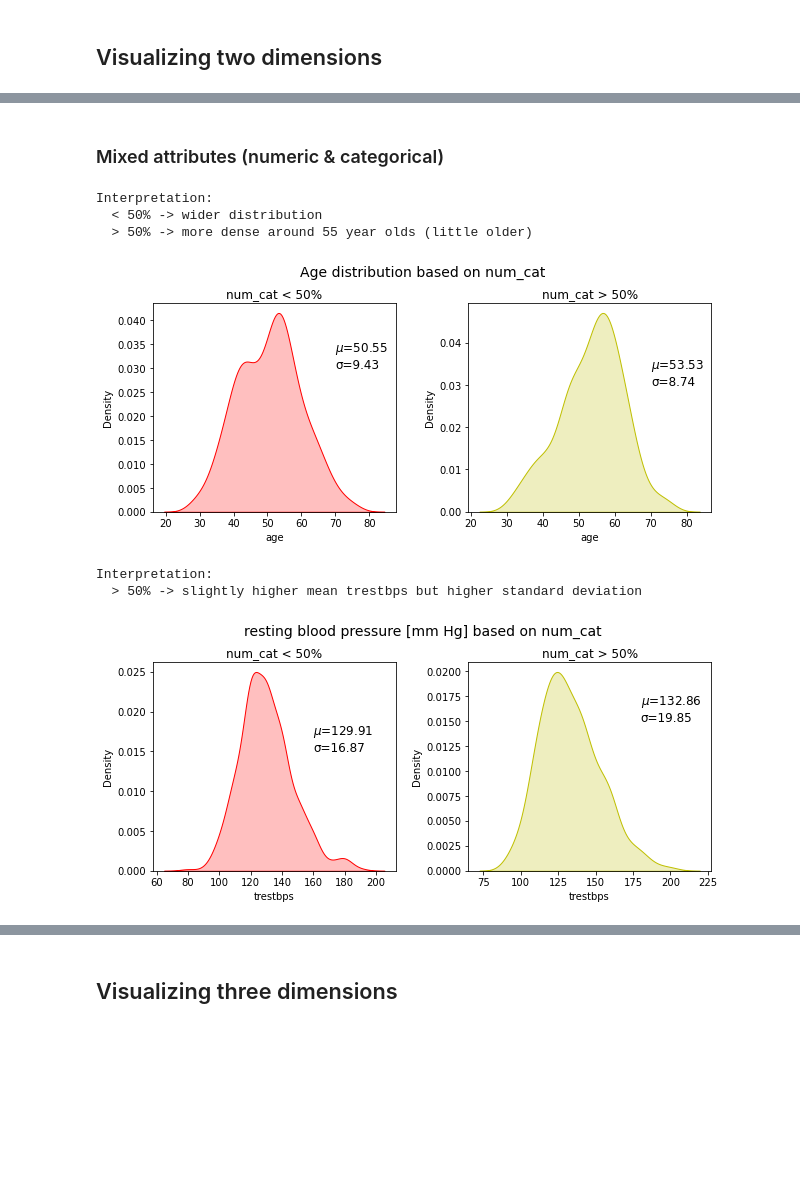
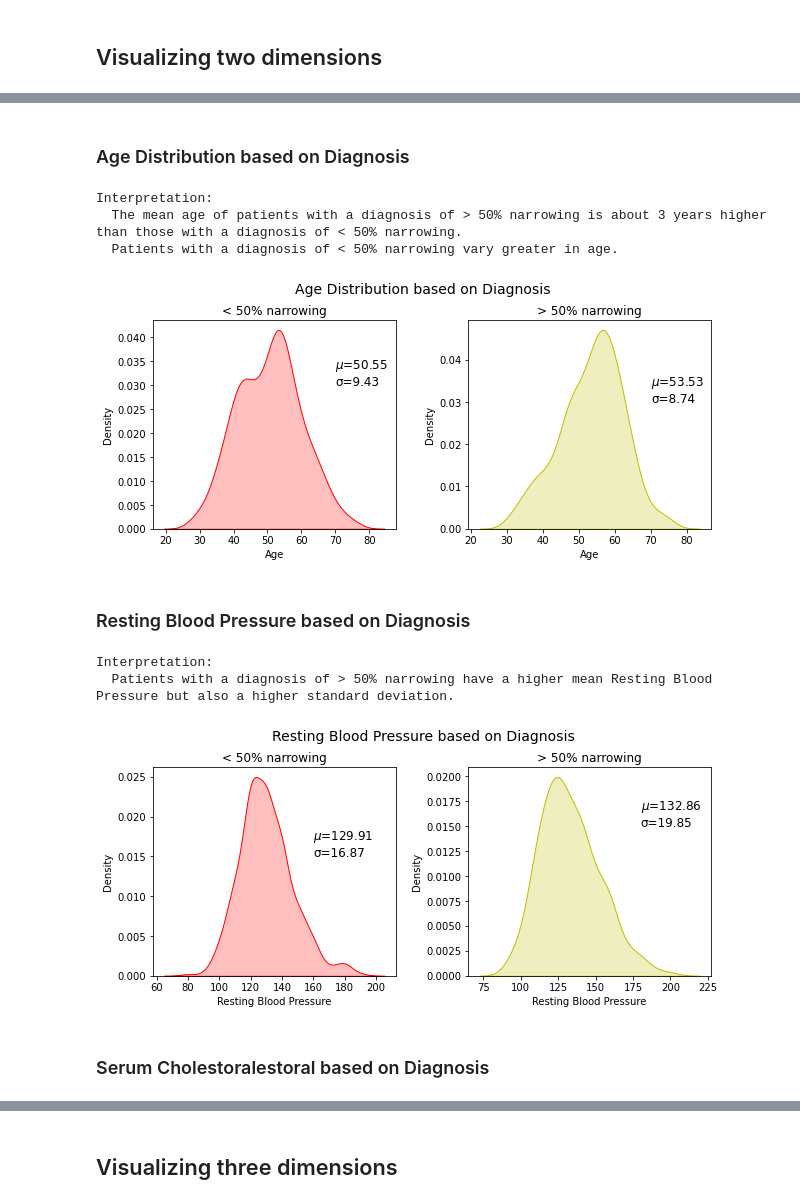
Before and after one commit to se21m024/DataScience, a Jupyter notebook: Exercise 1/se21m024_Stummer_ex1_Data_Visualization_Small.ipynb, the cells around one changed output, grey strips where cells are left out. Cells and saved outputs as stored; diff of their text form; code cells hidden in the pictures; blank space fills up the shorter version.

```diff
--- a/Exercise 1/se21m024_Stummer_ex1_Data_Visualization_Small.ipynb
+++ b/Exercise 1/se21m024_Stummer_ex1_Data_Visualization_Small.ipynb
@@ -36,12 +36,15 @@ pd.options.display.max_columns = None
 # %%
 # Only examine processed data with a subset of 14 attributes
 
-columns = ['age', 'sex', 'cp', 'trestbps', 'chol', 'fbs', 'restecg', 'thalach', 'exang', 'oldpeak', 'slope', 'ca', 'thal', 'num']
+columns = [
+    'Age', 'Sex', 'Chest Pain Type', 'Resting Blood Pressure', 'Serum Cholestoral',
+    'Increased Blood Sugar', 'Electrocardiographic', 'Peak Heart Rate', 'Angina',
+    'ST depression', 'Peak Exercise ST Segment', 'Major Vessels', 'Thal', 'Diagnosis']
 
-cleveland_raw_data = pd.read_csv('https://archive.ics.uci.edu/ml/machine-learning-databases/heart-disease/processed.cleveland.data', sep=',', names = columns)
-hungarian_raw_data = pd.read_csv('https://archive.ics.uci.edu/ml/machine-learning-databases/heart-disease/processed.hungarian.data', sep=',', names = columns)
-switzerland_raw_data = pd.read_csv('https://archive.ics.uci.edu/ml/machine-learning-databases/heart-disease/processed.switzerland.data', sep=',', names = columns)
-va_raw_data = pd.read_csv('https://archive.ics.uci.edu/ml/machine-learning-databases/heart-disease/processed.va.data', sep=',', names = columns)
+cleveland_raw_data = pd.read_csv('https://archive.ics.uci.edu/ml/machine-learning-databases/heart-disease/processed.cleveland.data', sep=',', names = columns, skipinitialspace=True)
+hungarian_raw_data = pd.read_csv('https://archive.ics.uci.edu/ml/machine-learning-databases/heart-disease/processed.hungarian.data', sep=',', names = columns, skipinitialspace=True)
+switzerland_raw_data = pd.read_csv('https://archive.ics.uci.edu/ml/machine-learning-databases/heart-disease/processed.switzerland.data', sep=',', names = columns, skipinitialspace=True)
+va_raw_data = pd.read_csv('https://archive.ics.uci.edu/ml/machine-learning-databases/heart-disease/processed.va.data', sep=',', names = columns, skipinitialspace=True)
 
 raw_data = pd.concat([cleveland_raw_data, hungarian_raw_data, switzerland_raw_data, va_raw_data])
 
@@ -319,64 +329,68 @@ Interpretation:
-# %% [markdown]
-### Mixed attributes (numeric & categorical)
+# %% [markdown]
+### Age Distribution based on Diagnosis
 # %%
 fig = plt.figure(figsize = (10, 4))
-title = fig.suptitle("Age distribution based on num_cat", fontsize=14)
+title = fig.suptitle("Age Distribution based on Diagnosis", fontsize=14)
 fig.subplots_adjust(top=0.85, wspace=0.3)
 
-attribute = 'age'
+attribute = 'Age'
 
-subData = data[data['num'] == 0]
+subData = data[data['Diagnosis'] == '< 50% diameter narrowing']
 ax1 = fig.add_subplot(1, 2, 1)
-ax1.set_title("num_cat < 50%")
+ax1.set_title("< 50% narrowing")
 ax1.set_xlabel(attribute)
 ax1.set_ylabel("Density")
 ax1.text(70, 0.03, r'$\mu$='+str(round(subData[attribute].mean(),2)) + '\n\u03C3='+str(round(subData[attribute].std(),2)), fontsize=12)
 sns.kdeplot(subData[attribute], ax=ax1, shade=True, color='r')
 
-subData = data[data['num'] == 1]
+subData = data[data['Diagnosis'] == '> 50% diameter narrowing']
 ax2 = fig.add_subplot(1, 2, 2)
-ax2.set_title("num_cat > 50%")
+ax2.set_title("> 50% narrowing")
 ax2.set_xlabel(attribute)
 ax2.set_ylabel("Density")
 ax2.text(70, 0.03, r'$\mu$='+str(round(subData[attribute].mean(),2)) + '\n\u03C3='+str(round(subData[attribute].std(),2)), fontsize=12)
 sns.kdeplot(subData[attribute], ax=ax2, shade=True, color='y')
 
 print("Interpretation:")
-print("  < 50% -> wider distribution")
-print("  > 50% -> more dense around 55 year olds (little older)")
+print("  The mean age of patients with a diagnosis of > 50% narrowing is about 3 years higher than those with a diagnosis of < 50% narrowing.")
+print("  Patients with a diagnosis of < 50% narrowing vary greater in age.")
 # %% [output]
 Interpretation:
-  < 50% -> wider distribution
-  > 50% -> more dense around 55 year olds (little older)
+  The mean age of patients with a diagnosis of > 50% narrowing is about 3 years higher than those with a diagnosis of < 50% narrowing.
+  Patients with a diagnosis of < 50% narrowing vary greater in age.
-[figure, old version]
+[figure, new version]
+# %% [markdown]
+### Resting Blood Pressure based on Diagnosis
 # %%
 fig = plt.figure(figsize = (10, 4))
-title = fig.suptitle("resting blood pressure [mm Hg] based on num_cat", fontsize=14)
+title = fig.suptitle("Resting Blood Pressure based on Diagnosis", fontsize=14)
 fig.subplots_adjust(top=0.85, wspace=0.3)
 
-attribute = 'trestbps'
+attribute = 'Resting Blood Pressure'
 
-subData = data[data['num'] == 0]
+subData = data[data['Diagnosis'] == '< 50% diameter narrowing']
 ax1 = fig.add_subplot(1, 2, 1)
-ax1.set_title("num_cat < 50%")
+ax1.set_title("< 50% narrowing")
 ax1.set_xlabel(attribute)
 ax1.set_ylabel("Density")
 ax1.text(160, 0.015, r'$\mu$='+str(round(subData[attribute].mean(),2)) + '\n\u03C3='+str(round(subData[attribute].std(),2)), fontsize=12)
 sns.kdeplot(subData[attribute], ax=ax1, shade=True, color='r')
 
-subData = data[data['num'] == 1]
+subData = data[data['Diagnosis'] == '> 50% diameter narrowing']
 ax2 = fig.add_subplot(1, 2, 2)
-ax2.set_title("num_cat > 50%")
+ax2.set_title("> 50% narrowing")
 ax2.set_xlabel(attribute)
 ax2.set_ylabel("Density")
 ax2.text(180, 0.015, r'$\mu$='+str(round(subData[attribute].mean(),2)) + '\n\u03C3='+str(round(subData[attribute].std(),2)), fontsize=12)
 sns.kdeplot(subData[attribute], ax=ax2, shade=True, color='y')
 
 print("Interpretation:")
-print("  > 50% -> slightly higher mean trestbps but higher standard deviation")
+print("  Patients with a diagnosis of > 50% narrowing have a higher mean Resting Blood Pressure but also a higher standard deviation.")
 # %% [output]
 Interpretation:
-  > 50% -> slightly higher mean trestbps but higher standard deviation
+  Patients with a diagnosis of > 50% narrowing have a higher mean Resting Blood Pressure but also a higher standard deviation.
-[figure, old version]
+[figure, new version]
+# %% [markdown]
+### Serum Cholestoralestoral based on Diagnosis
 # %%
 fig = plt.figure(figsize = (10, 4))
```
Also changed, not shown: parts of 23 cells of this notebook, 1 other file.
